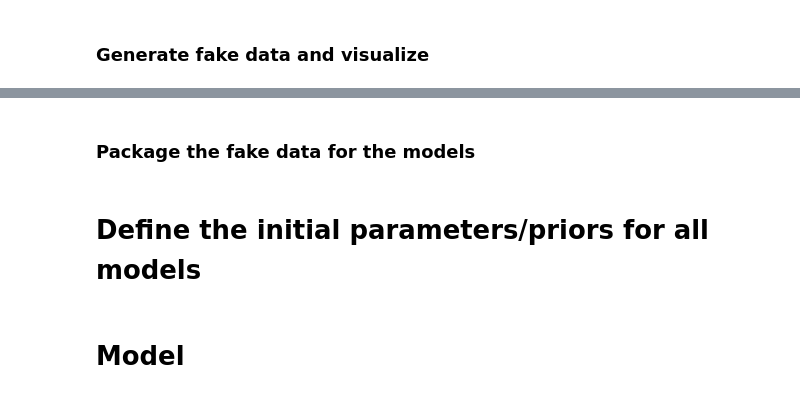
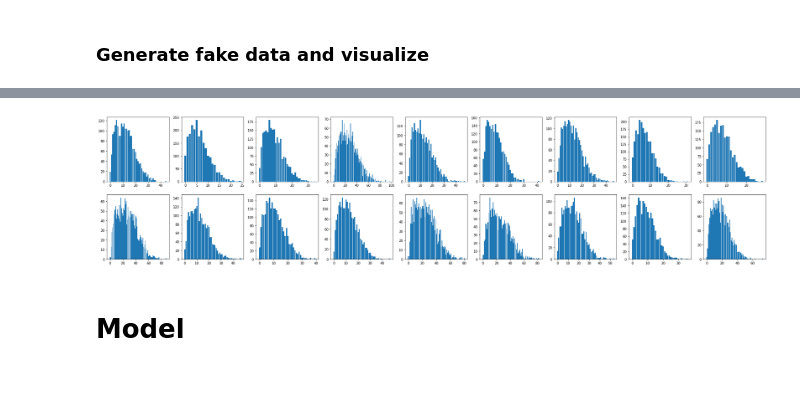
Before and after one commit to broadinstitute/tissue_purifier, a Jupyter notebook: notebooks/tp_02_validation_PYRO.ipynb, the cells around one changed output, grey strips where cells are left out. Drawn from its saved outputs; the diff is of its cells as text; code cells hidden in the pictures.

```diff
--- a/notebooks/tp_02_validation_PYRO.ipynb
+++ b/notebooks/tp_02_validation_PYRO.ipynb
@@ -260,2 +214,0 @@ fig
-# %% [markdown]
-### Package the fake data for the models
@@ -268,2 +214,0 @@ fake_dataset = {
-# %% [markdown]
-# Define the initial parameters/priors for all models
@@ -277,2 +215,29 @@ eps_g_high = 1E-1
+# %%
+from tissue_purifier.model_utils.gene_regression import (
+    generate_fake_data,
+    GeneDataset,
+    model_poisson_log_normal,
+    guide_poisson_log_normal,
+    train_helper,
+    train_test_val_split
+)
+
+fake_dataset: GeneDataset = generate_fake_data(
+    cells=20000,
+    genes=500,
+    covariates=20,
+    cell_types=9,
+    alpha_scale=0.01,
+    alpha0_loc=-5.0,
+    alpha0_scale=0.5,
+    noise_scale= 0.1)
+
+
+counts_ng = fake_dataset.counts
+cell_types_n = fake_dataset.cell_type_ids
+fig = plot_few_gene_hist(cell_types_n, counts_ng[:,:2])
+fig
+# %% [output]
+[figure, added]
 # %% [markdown]
 # Model
```
Also changed, not shown: parts of 32 cells of this notebook, 3 other files.
